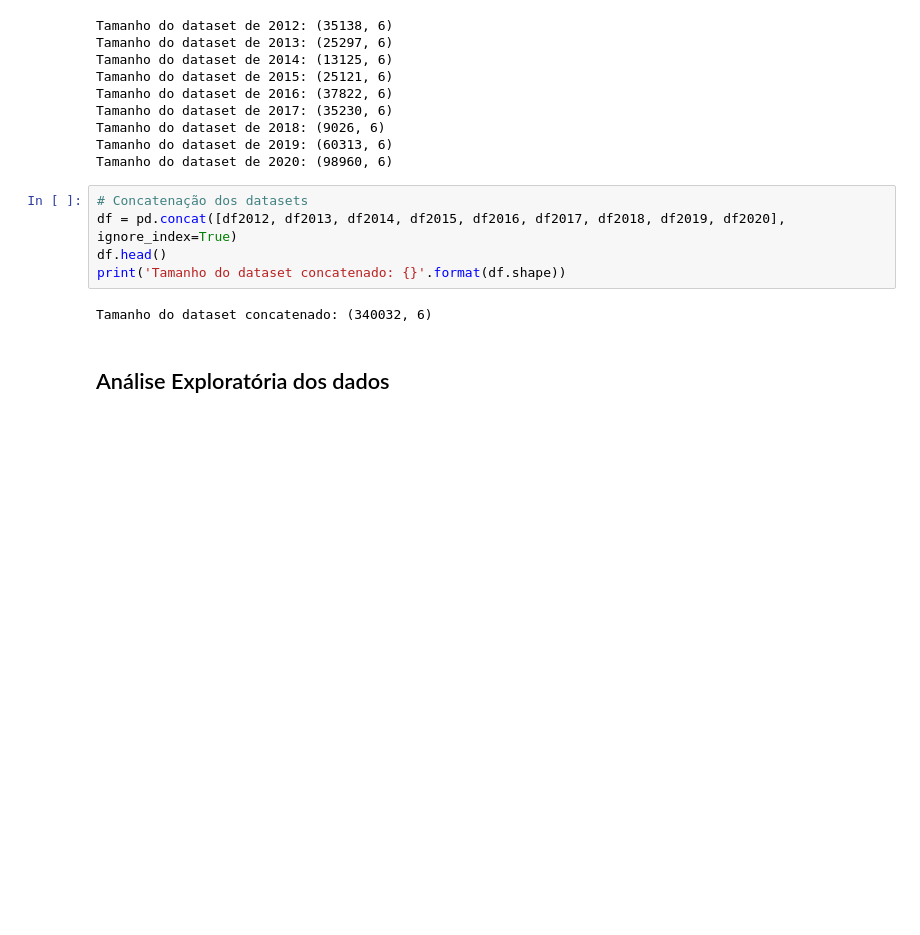
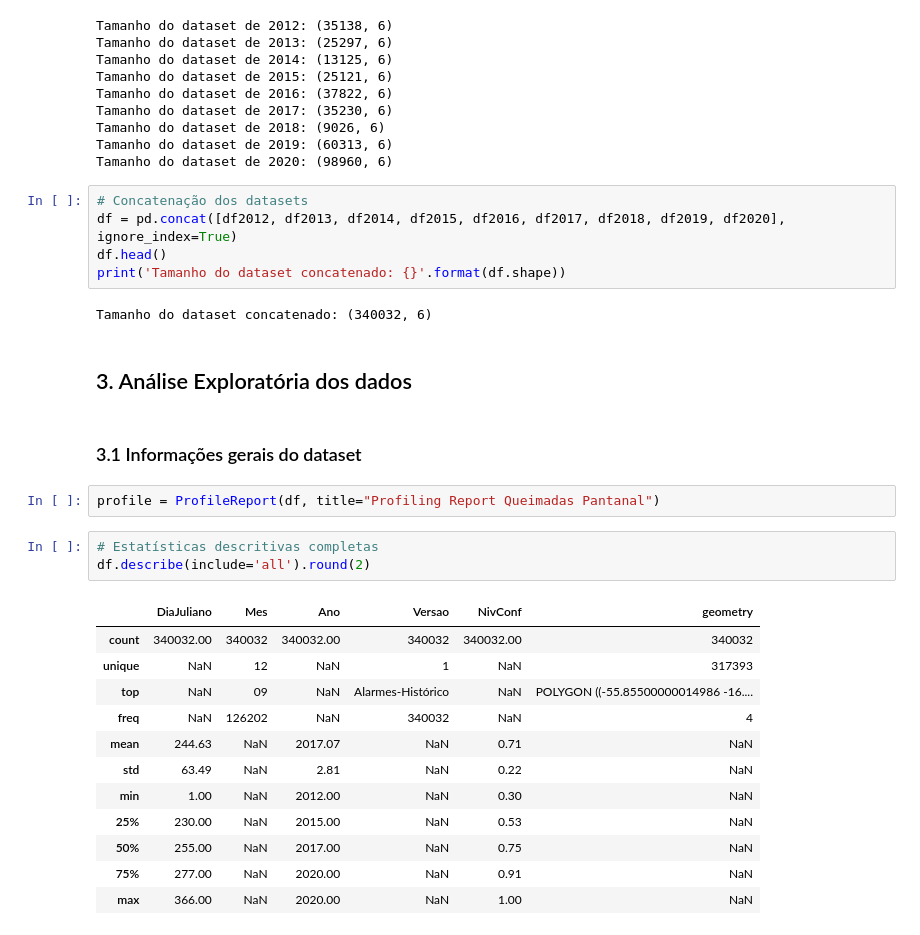
Before and after one commit to charlespimentel/DS_queimadas_pantanal, a Jupyter notebook: exploratory_data_analysis.ipynb, the cells around one changed output. Cells and saved outputs as stored; diff of their text form; blank space fills up the shorter version.

```diff
--- a/exploratory_data_analysis.ipynb
+++ b/exploratory_data_analysis.ipynb
@@ -63,4 +65,24 @@ print('Tamanho do dataset concatenado: {}'.format(df.shape))
 # %% [output]
 Tamanho do dataset concatenado: (340032, 6)
 # %% [markdown]
-## Análise Exploratória dos dados
+## 3. Análise Exploratória dos dados
+# %% [markdown]
+### 3.1 Informações gerais do dataset
+# %%
+profile = ProfileReport(df, title="Profiling Report Queimadas Pantanal")
+# %%
+# Estatísticas descritivas completas
+df.describe(include='all').round(2)
+# %% [output]
+|  | DiaJuliano | Mes | Ano | Versao | NivConf | geometry |
+| count | 340032.00 | 340032 | 340032.00 | 340032 | 340032.00 | 340032 |
+| unique | NaN | 12 | NaN | 1 | NaN | 317393 |
+| top | NaN | 09 | NaN | Alarmes-Histórico | NaN | POLYGON ((-55.85500000014986 -16.... |
+| freq | NaN | 126202 | NaN | 340032 | NaN | 4 |
+| mean | 244.63 | NaN | 2017.07 | NaN | 0.71 | NaN |
+| std | 63.49 | NaN | 2.81 | NaN | 0.22 | NaN |
+| min | 1.00 | NaN | 2012.00 | NaN | 0.30 | NaN |
+| 25% | 230.00 | NaN | 2015.00 | NaN | 0.53 | NaN |
+| 50% | 255.00 | NaN | 2017.00 | NaN | 0.75 | NaN |
+| 75% | 277.00 | NaN | 2020.00 | NaN | 0.91 | NaN |
+| max | 366.00 | NaN | 2020.00 | NaN | 1.00 | NaN |
```
Also changed, not shown: parts of 10 cells of this notebook.
